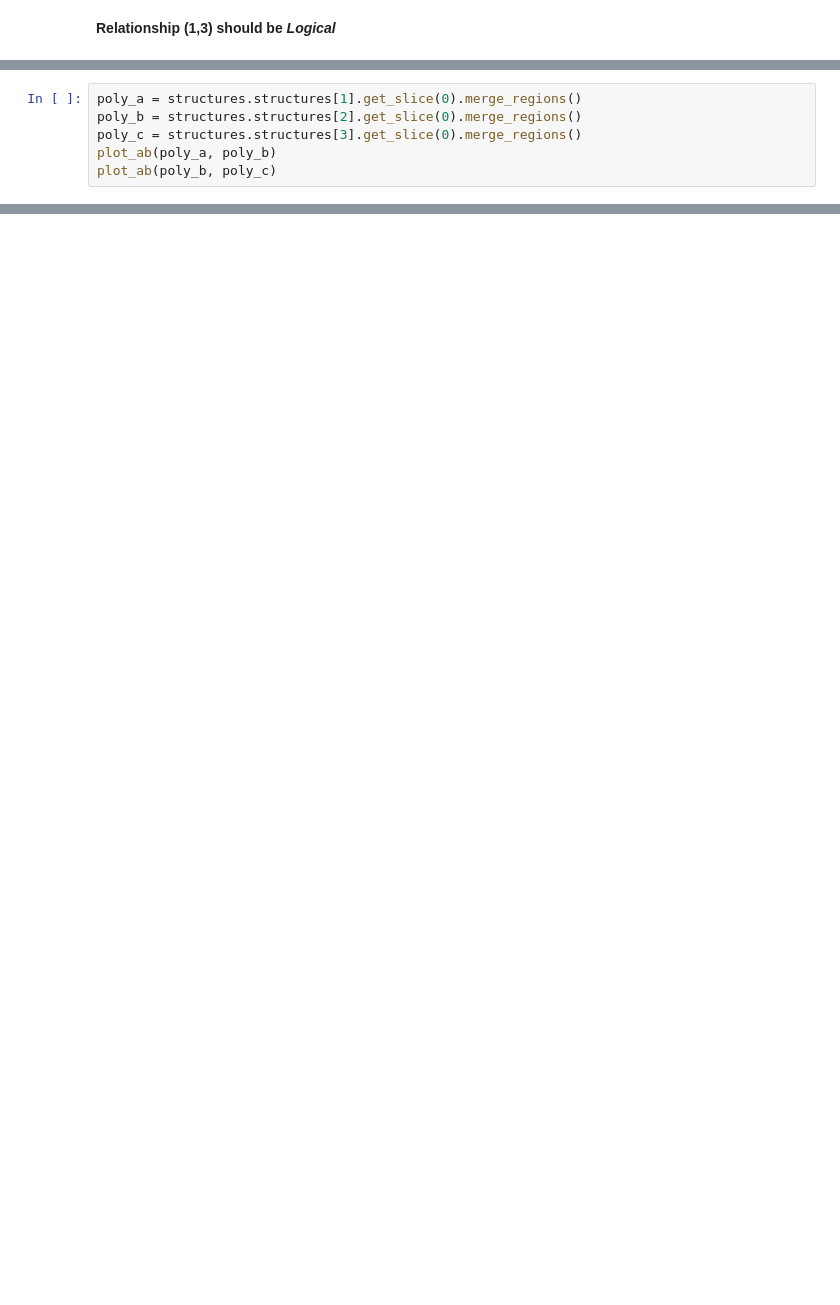
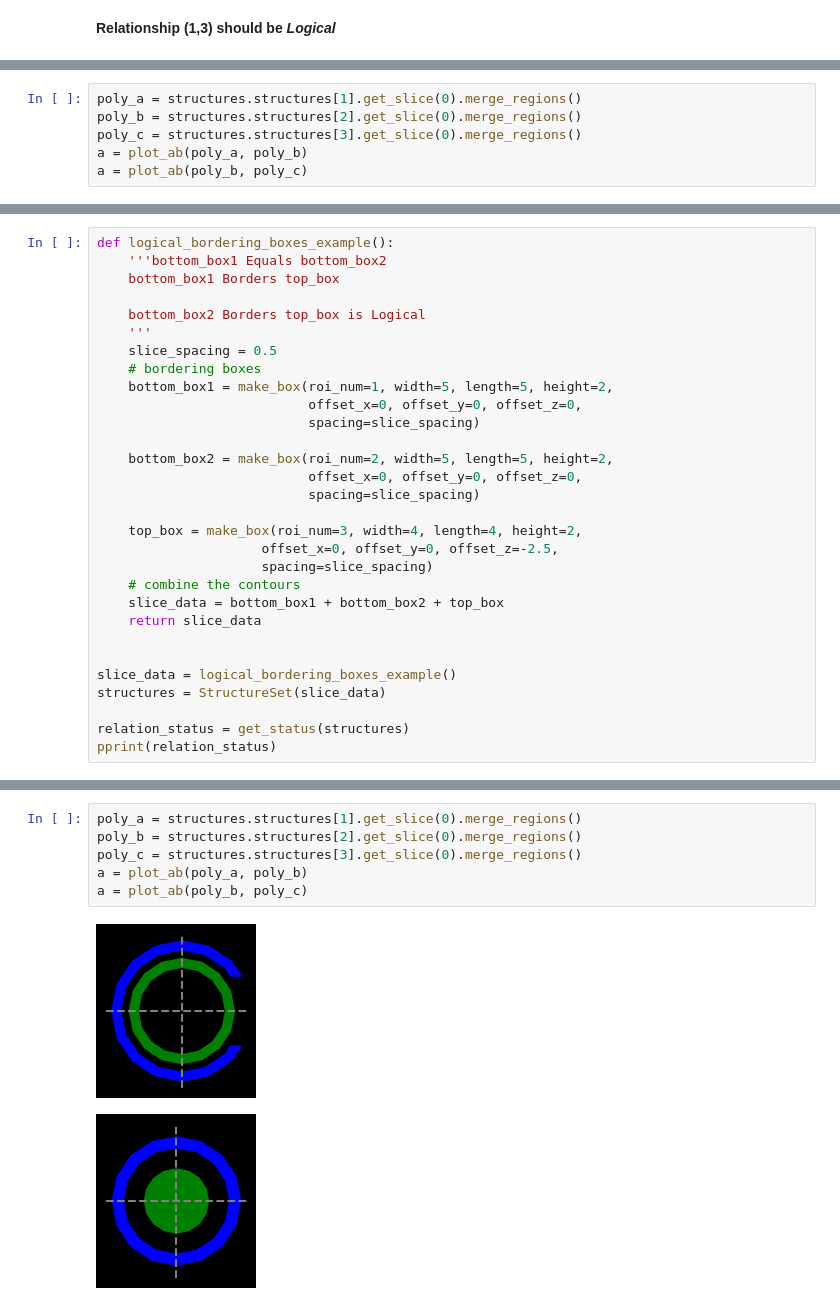
Before and after one commit to GregSal/StructureRelations, a Jupyter notebook: src/notebooks/relations/LogicalRelationshipTests.ipynb, the cells around one changed output, grey strips where cells are left out. Cells and saved outputs as stored; diff of their text form; blank space fills up the shorter version.

```diff
--- a/src/notebooks/relations/LogicalRelationshipTests.ipynb
+++ b/src/notebooks/relations/LogicalRelationshipTests.ipynb
@@ -250,8 +344,8 @@ INFO:structure_set:Calculating logical flags for relationships
 poly_a = structures.structures[1].get_slice(0).merge_regions()
 poly_b = structures.structures[2].get_slice(0).merge_regions()
 poly_c = structures.structures[3].get_slice(0).merge_regions()
-plot_ab(poly_a, poly_b)
-plot_ab(poly_b, poly_c)
+a = plot_ab(poly_a, poly_b)
+a = plot_ab(poly_b, poly_c)
 # %% [output]
 [figure]
 [figure]
@@ -279,0 +355,30 @@ def nested_spheres_example():
+# %%
+def logical_bordering_boxes_example():
+    '''bottom_box1 Equals bottom_box2
+    bottom_box1 Borders top_box
+
+    bottom_box2 Borders top_box is Logical
+    '''
+    slice_spacing = 0.5
+    # bordering boxes
+    bottom_box1 = make_box(roi_num=1, width=5, length=5, height=2,
+                           offset_x=0, offset_y=0, offset_z=0,
+                           spacing=slice_spacing)
+
+    bottom_box2 = make_box(roi_num=2, width=5, length=5, height=2,
+                           offset_x=0, offset_y=0, offset_z=0,
+                           spacing=slice_spacing)
+
+    top_box = make_box(roi_num=3, width=4, length=4, height=2,
+                     offset_x=0, offset_y=0, offset_z=-2.5,
+                     spacing=slice_spacing)
+    # combine the contours
+    slice_data = bottom_box1 + bottom_box2 + top_box
+    return slice_data
+
+
+slice_data = logical_bordering_boxes_example()
+structures = StructureSet(slice_data)
+
+relation_status = get_status(structures)
+pprint(relation_status)
@@ -279,0 +462,9 @@ def nested_spheres_example():
+# %%
+poly_a = structures.structures[1].get_slice(0).merge_regions()
+poly_b = structures.structures[2].get_slice(0).merge_regions()
+poly_c = structures.structures[3].get_slice(0).merge_regions()
+a = plot_ab(poly_a, poly_b)
+a = plot_ab(poly_b, poly_c)
+# %% [output]
+[figure, added]
+[figure, added]
```
Also changed, not shown: parts of 44 cells of this notebook, 7 other files.
